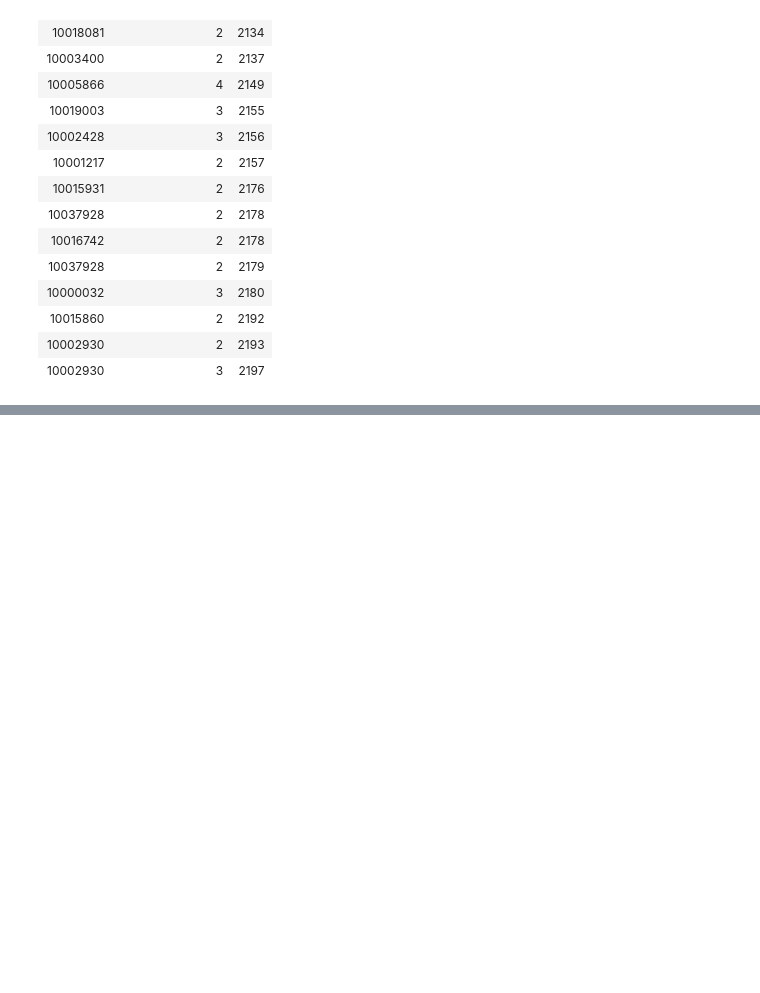
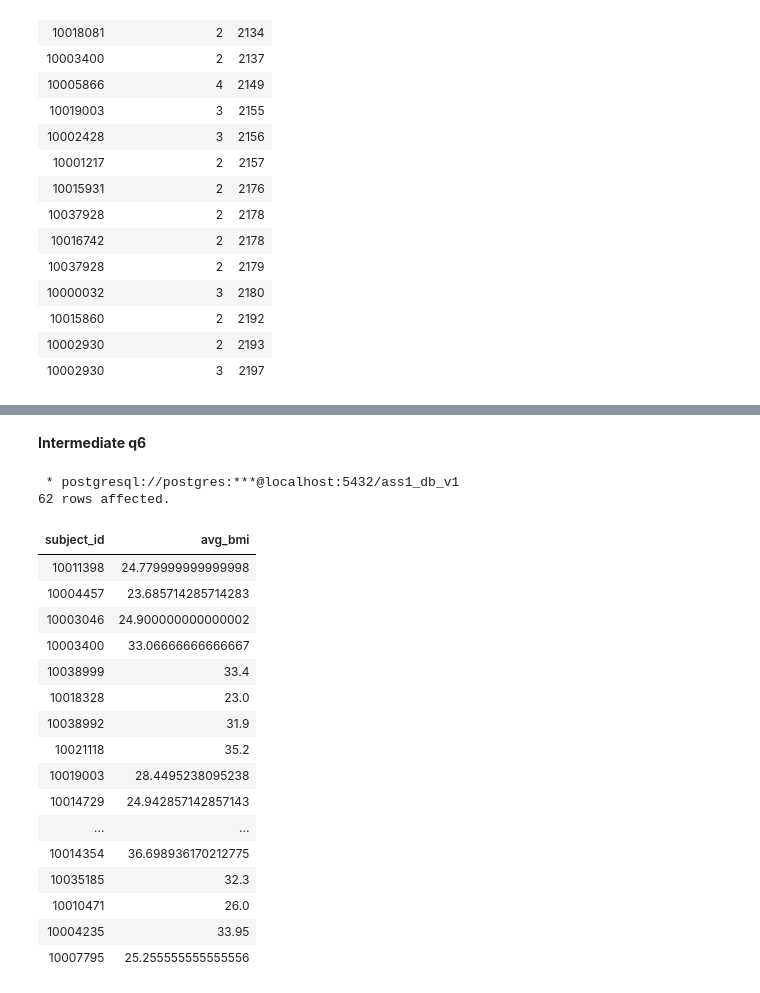
Before and after one commit to sarthak-panda/Sem6, a Jupyter notebook: COL362/Assignments/A1/rough.ipynb, the cells around one changed output, grey strips where cells are left out. Saved outputs shown, nothing was run; the diff lists cells and outputs as text; code cells hidden in the pictures; blank space fills up the shorter version.

```diff
--- a/COL362/Assignments/A1/rough.ipynb
+++ b/COL362/Assignments/A1/rough.ipynb
@@ -297,0 +354,28 @@ order by year,count_admissions desc
+# %% [markdown]
+**Intermediate q6**
+# %%
+%%sql
+select subject_id,avg(result_value::FLOAT) as avg_BMI
+from hosp.omr
+where result_name='BMI (kg/m2)'
+group by subject_id
+# %% [output]
+ * postgresql://postgres:***@localhost:5432/ass1_db_v1
+62 rows affected.
+| subject_id | avg_bmi |
+| 10011398 | 24.779999999999998 |
+| 10004457 | 23.685714285714283 |
+| 10003046 | 24.900000000000002 |
+| 10003400 | 33.06666666666667 |
+| 10038999 | 33.4 |
+| 10018328 | 23.0 |
+| 10038992 | 31.9 |
+| 10021118 | 35.2 |
+| 10019003 | 28.4495238095238 |
+| 10014729 | 24.942857142857143 |
+| ... | ... |
+| 10014354 | 36.698936170212775 |
+| 10035185 | 32.3 |
+| 10010471 | 26.0 |
+| 10004235 | 33.95 |
+| 10007795 | 25.255555555555556 |
```
Also changed, not shown: parts of 11 cells of this notebook.
